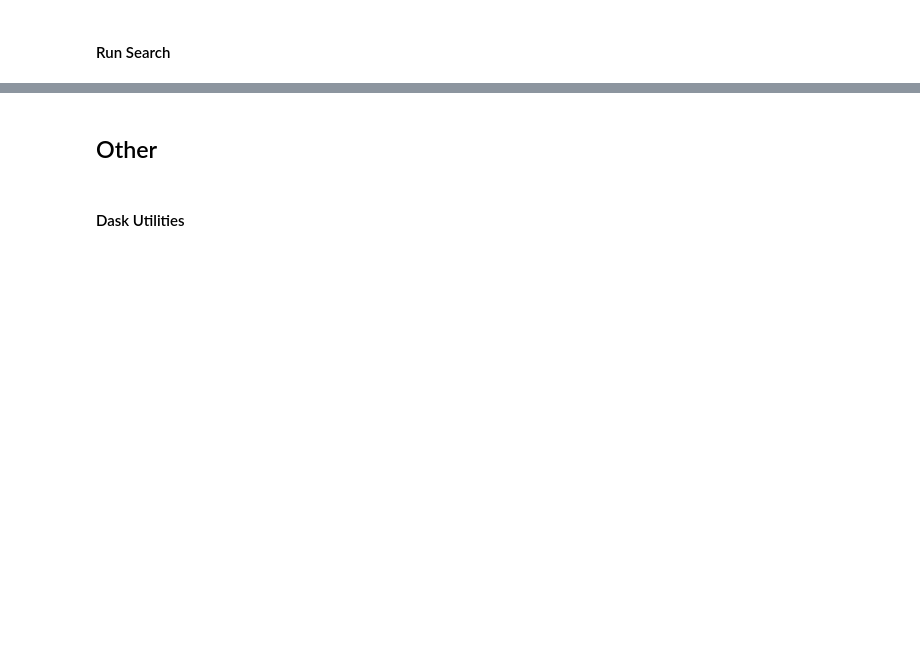
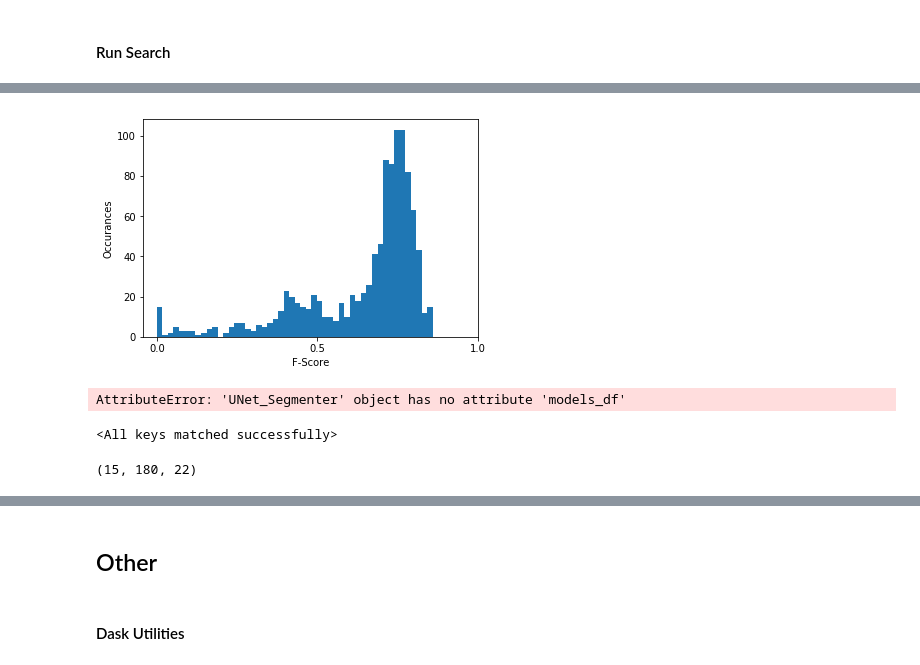
Before and after one commit to paulssonlab/TrenchRipper, a Jupyter notebook: Master.ipynb, the cells around one changed output, grey strips where cells are left out. Drawn from its saved outputs; the diff is of its cells as text; code cells hidden in the pictures; blank space fills up the shorter version.

```diff
--- a/Master.ipynb
+++ b/Master.ipynb
@@ -632,0 +796,13 @@ grid.run_grid_search()
+# %%
+import matplotlib
+from matplotlib import pyplot as plt
+
+%matplotlib inline
+
+plt.hist(vis.model_df["Val F1 Cell Scores"][0],bins=50)
+plt.xlabel("F-Score")
+plt.ylabel("Occurances")
+plt.xticks(np.arange(0, 1.01, step=0.5))
+plt.draw()
+# %% [output]
+[figure, added]
@@ -632,0 +816,4 @@ grid.run_grid_search()
+# %%
+unetseg.inter_df_columns()
+# %% [output]
+AttributeError: 'UNet_Segmenter' object has no attribute 'models_df'
@@ -632,0 +831,6 @@ grid.run_grid_search()
+# %%
+testunet = tr.unet.UNet(1,2,layers=3,hidden_size=32,dropout=0.,withsoftmax=True)
+device = torch.device('cpu')
+testunet.load_state_dict(torch.load("/n/scratch2/de64/nntest7/models/0.pt",map_location=device))
+# %% [output]
+<All keys matched successfully>
@@ -632,0 +840,4 @@ grid.run_grid_search()
+# %%
+x.shape
+# %% [output]
+(15, 180, 22)
```
Also changed, not shown: parts of 70 cells of this notebook, 8 other files.
